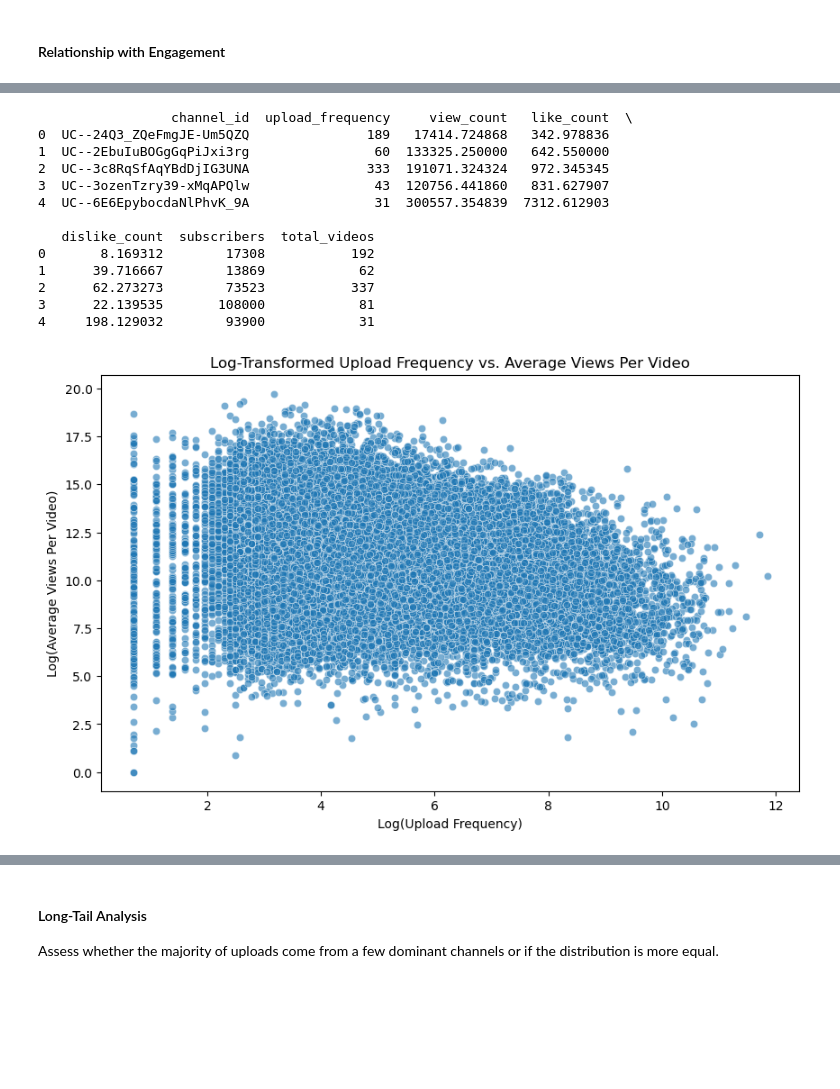
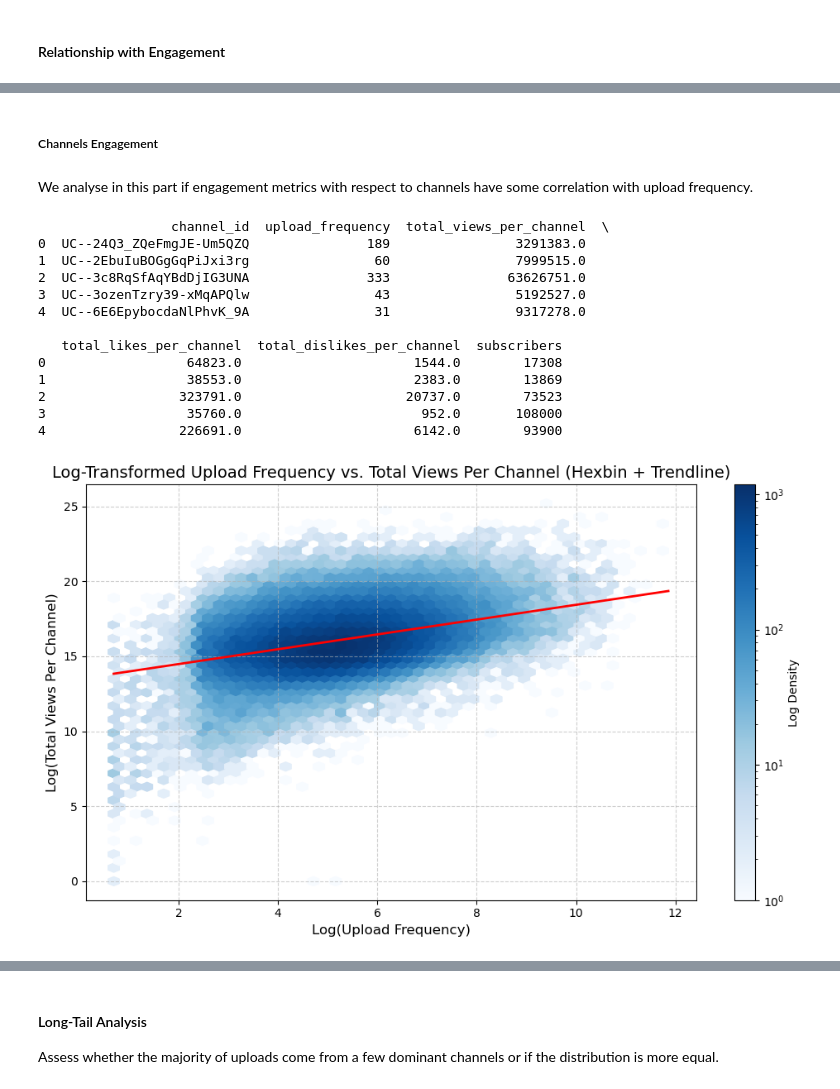
Before and after one commit to epfl-ada/ada-2024-project-panada, a Jupyter notebook: YouTube_Content_Analysis.ipynb, the cells around one changed output, grey strips where cells are left out. Saved outputs shown, nothing was run; the diff lists cells and outputs as text; code cells hidden in the pictures; blank space fills up the shorter version.

Commit message:
frequency analysis done

```diff
--- a/YouTube_Content_Analysis.ipynb
+++ b/YouTube_Content_Analysis.ipynb
@@ -305,46 +319,73 @@ plt.show()
+# %% [markdown]
+##### Channels Engagement
+# %% [markdown]
+We analyse in this part if engagement metrics with respect to channels have some correlation with upload frequency.
 # %%
 # Aggregate upload frequency, engagement metrics, and additional channel data
 channel_engagement = channel_video_data.groupby('channel_id').agg({
-    'upload_date': 'count',         # Total uploads (frequency)
-    'view_count': 'mean',           # Average views per video
-    'like_count': 'mean',           # Average likes per video
-    'dislike_count': 'mean',        # Average dislikes per video
-    'subscribers_cc': 'first',      # Number of subscribers (assuming it's constant for a channel)
-    'videos_cc': 'first'            # Total number of videos (assuming it's constant for a channel)
+    'upload_date': 'count',        # Total uploads (frequency)
+    'view_count': 'sum',           # Total views per channel
+    'like_count': 'sum',           # Total likes per channel
+    'dislike_count': 'sum',        # Total dislikes per channel
+    'subscribers_cc': 'first',     # Number of subscribers (assuming it's constant for a channel)
 }).reset_index()
 
 # Rename columns for clarity
 channel_engagement.rename(columns={
     'upload_date': 'upload_frequency',
+    'view_count': 'total_views_per_channel',
+    'like_count': 'total_likes_per_channel',
+    'dislike_count': 'total_dislikes_per_channel',
     'subscribers_cc': 'subscribers',
-    'videos_cc': 'total_videos'
 }, inplace=True)
 
 print(channel_engagement.head())
 # %% [output]
-                 channel_id  upload_frequency     view_count   like_count  \
-0  UC--24Q3_ZQeFmgJE-Um5QZQ               189   17414.724868   342.978836
-1  UC--2EbuIuBOGgGqPiJxi3rg                60  133325.250000   642.550000
-2  UC--3c8RqSfAqYBdDjIG3UNA               333  191071.324324   972.345345
-3  UC--3ozenTzry39-xMqAPQlw                43  120756.441860   831.627907
-4  UC--6E6EpybocdaNlPhvK_9A                31  300557.354839  7312.612903
+                 channel_id  upload_frequency  total_views_per_channel  \
+0  UC--24Q3_ZQeFmgJE-Um5QZQ               189                3291383.0
+1  UC--2EbuIuBOGgGqPiJxi3rg                60                7999515.0
+2  UC--3c8RqSfAqYBdDjIG3UNA               333               63626751.0
+3  UC--3ozenTzry39-xMqAPQlw                43                5192527.0
+4  UC--6E6EpybocdaNlPhvK_9A                31                9317278.0
 
-   dislike_count  subscribers  total_videos
-0       8.169312        17308           192
-1      39.716667        13869            62
-2      62.273273        73523           337
-3      22.139535       108000            81
-4     198.129032        93900            31
+   total_likes_per_channel  total_dislikes_per_channel  subscribers
+0                  64823.0                      1544.0        17308
+1                  38553.0                      2383.0        13869
+2                 323791.0                     20737.0        73523
+3                  35760.0                       952.0       108000
+4                 226691.0                      6142.0        93900
 # %%
+# Log-transform upload frequency and view count
 channel_engagement['log_upload_frequency'] = np.log1p(channel_engagement['upload_frequency'])
-channel_engagement['log_view_count'] = np.log1p(channel_engagement['view_count'])
+channel_engagement['log_view_count'] = np.log1p(channel_engagement['total_views_per_channel'])
 
-# Scatter plot with log-transformed values
+# Create the hexbin plot
 plt.figure(figsize=(10, 6))
-sns.scatterplot(x='log_upload_frequency', y='log_view_count', data=channel_engagement, alpha=0.6)
-plt.title("Log-Transformed Upload Frequency vs. Average Views Per Video")
-plt.xlabel("Log(Upload Frequency)")
-plt.ylabel("Log(Average Views Per Video)")
+plt.hexbin(
+    x=channel_engagement['log_upload_frequency'],
+    y=channel_engagement['log_view_count'],
+    gridsize=50,
+    cmap='Blues',
+    bins='log'
+)
+
+# Add the regression line
+sns.regplot(
+    x='log_upload_frequency',
+    y='log_view_count',
+    data=channel_engagement,
+    scatter=False,
+    color='red',
+    line_kws={"lw": 2}
+)
+
+# Customize the plot
+plt.colorbar(label='Log Density')
+plt.title("Log-Transformed Upload Frequency vs. Total Views Per Channel (Hexbin + Trendline)", fontsize=14)
+plt.xlabel("Log(Upload Frequency)", fontsize=12)
+plt.ylabel("Log(Total Views Per Channel)", fontsize=12)
+plt.grid(True, linestyle='--', alpha=0.6)
+plt.tight_layout()
 plt.show()
 # %% [output]
-[figure, old version]
+[figure, new version]
```
Also changed, not shown: parts of 17 cells of this notebook.
